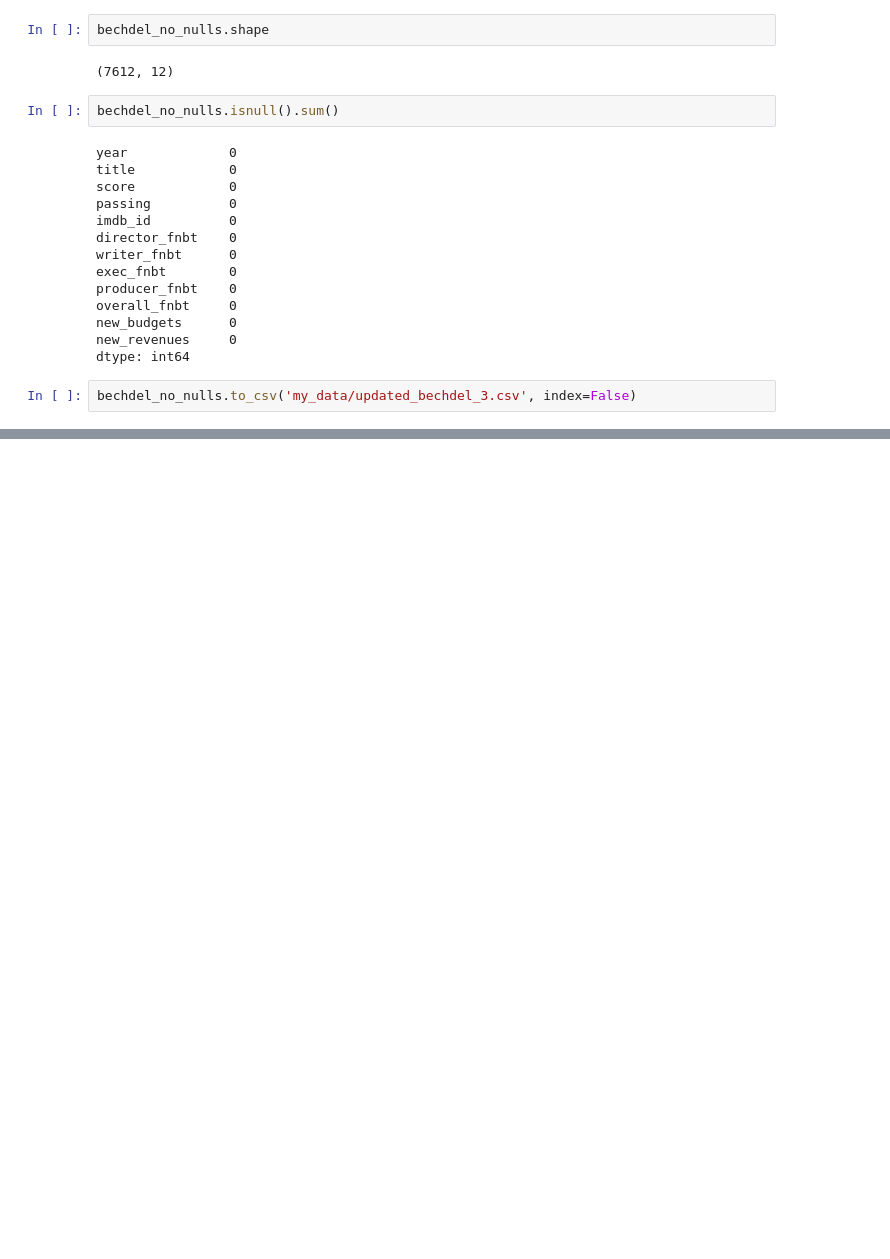
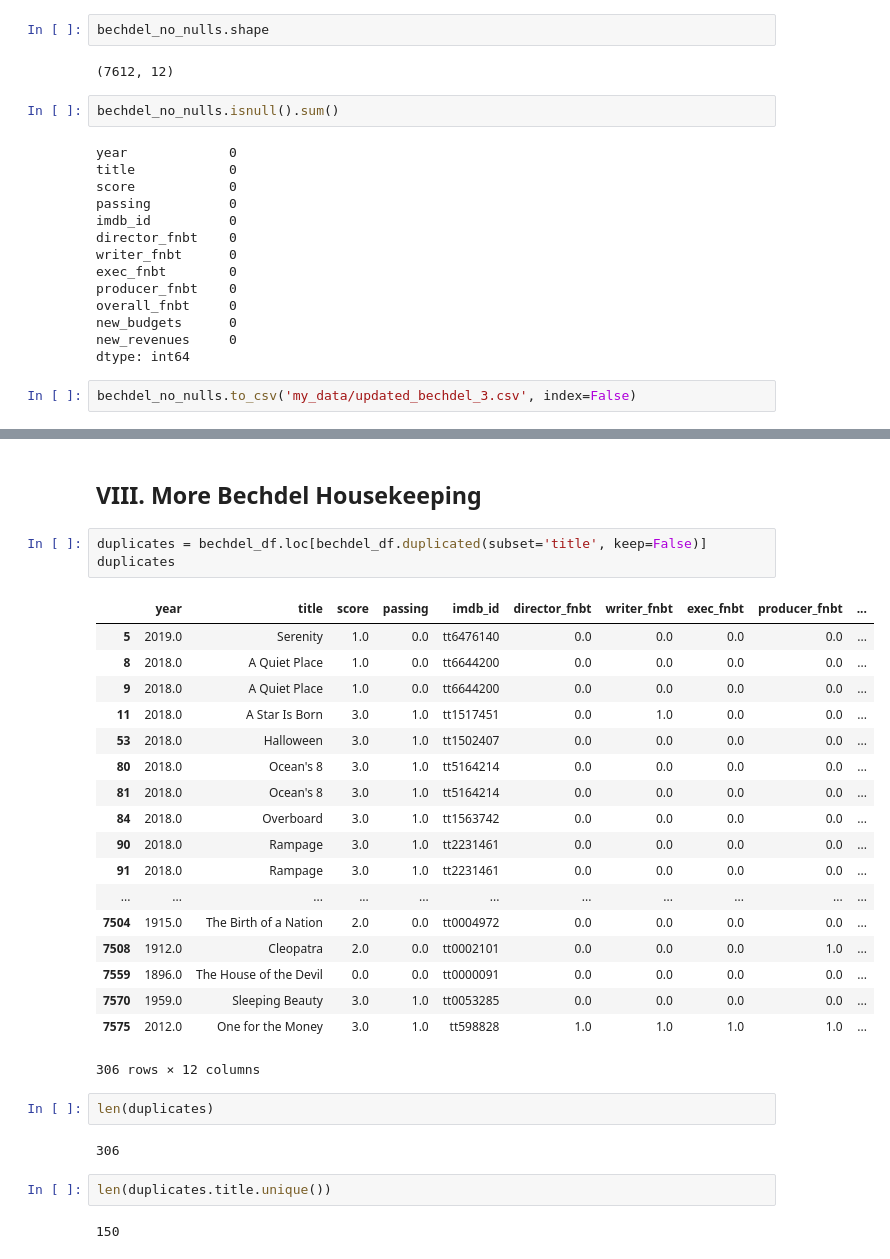
Before and after one commit to MagicMilly/women-in-film-analysis-dashboard, a Jupyter notebook: more_data_munging_useful.ipynb, the cells around one changed output, grey strips where cells are left out. Cells and saved outputs as stored; diff of their text form; blank space fills up the shorter version.

```diff
--- a/more_data_munging_useful.ipynb
+++ b/more_data_munging_useful.ipynb
@@ -2558,0 +2834,32 @@ bechdel_no_nulls.to_csv('my_data/updated_bechdel_3.csv', index=False)
+# %% [markdown]
+## VIII. More Bechdel Housekeeping
+# %%
+duplicates = bechdel_df.loc[bechdel_df.duplicated(subset='title', keep=False)]
+duplicates
+# %% [output]
+|  | year | title | score | passing | imdb_id | director_fnbt | writer_fnbt | exec_fnbt | producer_fnbt | ... |
+| 5 | 2019.0 | Serenity | 1.0 | 0.0 | tt6476140 | 0.0 | 0.0 | 0.0 | 0.0 | ... |
+| 8 | 2018.0 | A Quiet Place | 1.0 | 0.0 | tt6644200 | 0.0 | 0.0 | 0.0 | 0.0 | ... |
+| 9 | 2018.0 | A Quiet Place | 1.0 | 0.0 | tt6644200 | 0.0 | 0.0 | 0.0 | 0.0 | ... |
+| 11 | 2018.0 | A Star Is Born | 3.0 | 1.0 | tt1517451 | 0.0 | 1.0 | 0.0 | 0.0 | ... |
+| 53 | 2018.0 | Halloween | 3.0 | 1.0 | tt1502407 | 0.0 | 0.0 | 0.0 | 0.0 | ... |
+| 80 | 2018.0 | Ocean's 8 | 3.0 | 1.0 | tt5164214 | 0.0 | 0.0 | 0.0 | 0.0 | ... |
+| 81 | 2018.0 | Ocean's 8 | 3.0 | 1.0 | tt5164214 | 0.0 | 0.0 | 0.0 | 0.0 | ... |
+| 84 | 2018.0 | Overboard | 3.0 | 1.0 | tt1563742 | 0.0 | 0.0 | 0.0 | 0.0 | ... |
+| 90 | 2018.0 | Rampage | 3.0 | 1.0 | tt2231461 | 0.0 | 0.0 | 0.0 | 0.0 | ... |
+| 91 | 2018.0 | Rampage | 3.0 | 1.0 | tt2231461 | 0.0 | 0.0 | 0.0 | 0.0 | ... |
+| ... | ... | ... | ... | ... | ... | ... | ... | ... | ... | ... |
+| 7504 | 1915.0 | The Birth of a Nation | 2.0 | 0.0 | tt0004972 | 0.0 | 0.0 | 0.0 | 0.0 | ... |
+| 7508 | 1912.0 | Cleopatra | 2.0 | 0.0 | tt0002101 | 0.0 | 0.0 | 0.0 | 1.0 | ... |
+| 7559 | 1896.0 | The House of the Devil | 0.0 | 0.0 | tt0000091 | 0.0 | 0.0 | 0.0 | 0.0 | ... |
+| 7570 | 1959.0 | Sleeping Beauty | 3.0 | 1.0 | tt0053285 | 0.0 | 0.0 | 0.0 | 0.0 | ... |
+| 7575 | 2012.0 | One for the Money | 3.0 | 1.0 | tt598828 | 1.0 | 1.0 | 1.0 | 1.0 | ... |
+306 rows × 12 columns
+# %%
+len(duplicates)
+# %% [output]
+306
+# %%
+len(duplicates.title.unique())
+# %% [output]
+150
```
Also changed, not shown: parts of 44 cells of this notebook.
